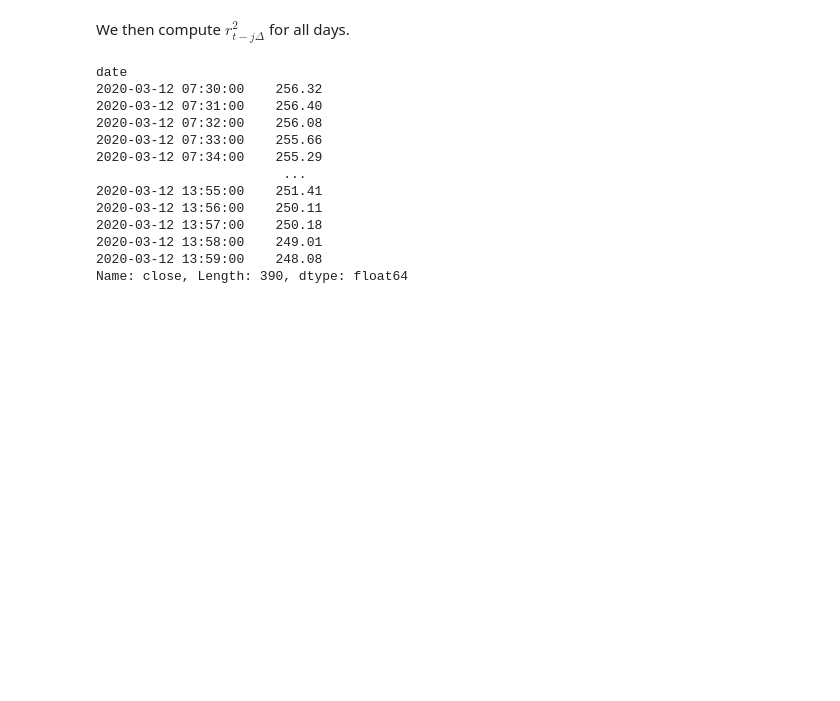
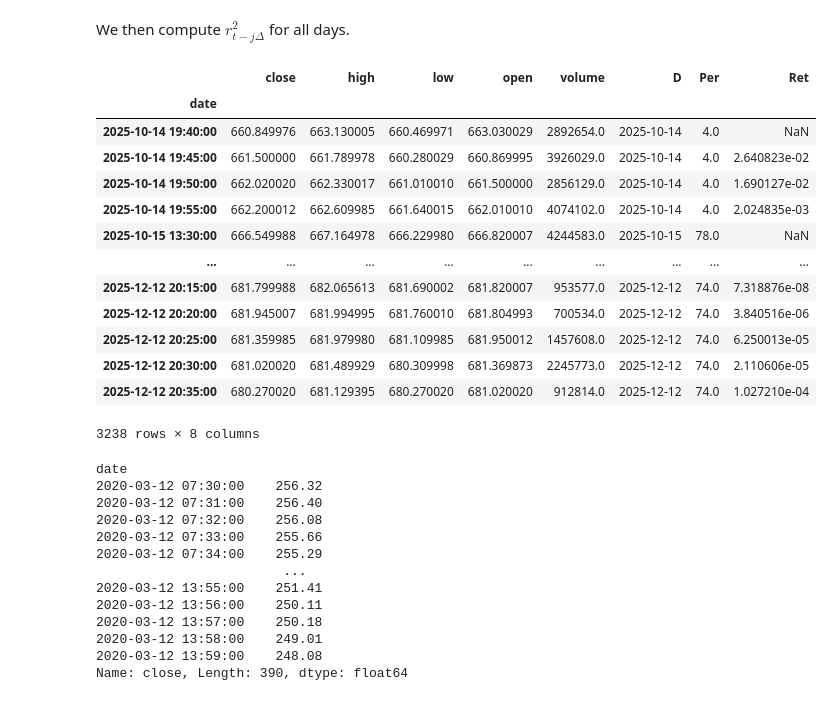
Before and after one commit to hpml-fall2025/hpml-project, a Jupyter notebook: HAR-RV_forecast.ipynb, the cells around one changed output. Saved outputs shown, nothing was run; the diff lists cells and outputs as text; code cells hidden in the pictures; blank space fills up the shorter version.

```diff
--- a/HAR-RV_forecast.ipynb
+++ b/HAR-RV_forecast.ipynb
@@ -180,6 +189,23 @@ rv = alt_df.groupby("D")["Ret"].agg(np.sum).to_frame()
 # Add sqrt to get Realized-Vol
 rv.columns = ["RV_daily"]
 rv["RV_daily"] = np.sqrt(rv["RV_daily"])
+# %%
+df
+# %% [output]
+|  | close | high | low | open | volume | D | Per | Ret |
+| date |  |  |  |  |  |  |  |  |
+| 2025-10-14 19:40:00 | 660.849976 | 663.130005 | 660.469971 | 663.030029 | 2892654.0 | 2025-10-14 | 4.0 | NaN |
+| 2025-10-14 19:45:00 | 661.500000 | 661.789978 | 660.280029 | 660.869995 | 3926029.0 | 2025-10-14 | 4.0 | 2.640823e-02 |
+| 2025-10-14 19:50:00 | 662.020020 | 662.330017 | 661.010010 | 661.500000 | 2856129.0 | 2025-10-14 | 4.0 | 1.690127e-02 |
+| 2025-10-14 19:55:00 | 662.200012 | 662.609985 | 661.640015 | 662.010010 | 4074102.0 | 2025-10-14 | 4.0 | 2.024835e-03 |
+| 2025-10-15 13:30:00 | 666.549988 | 667.164978 | 666.229980 | 666.820007 | 4244583.0 | 2025-10-15 | 78.0 | NaN |
+| ... | ... | ... | ... | ... | ... | ... | ... | ... |
+| 2025-12-12 20:15:00 | 681.799988 | 682.065613 | 681.690002 | 681.820007 | 953577.0 | 2025-12-12 | 74.0 | 7.318876e-08 |
+| 2025-12-12 20:20:00 | 681.945007 | 681.994995 | 681.760010 | 681.804993 | 700534.0 | 2025-12-12 | 74.0 | 3.840516e-06 |
+| 2025-12-12 20:25:00 | 681.359985 | 681.979980 | 681.109985 | 681.950012 | 1457608.0 | 2025-12-12 | 74.0 | 6.250013e-05 |
+| 2025-12-12 20:30:00 | 681.020020 | 681.489929 | 680.309998 | 681.369873 | 2245773.0 | 2025-12-12 | 74.0 | 2.110606e-05 |
+| 2025-12-12 20:35:00 | 680.270020 | 681.129395 | 680.270020 | 681.020020 | 912814.0 | 2025-12-12 | 74.0 | 1.027210e-04 |
+3238 rows × 8 columns
 # %%
 date = str(rv["RV_daily"].idxmax())
 df["close"].loc[date]
```
Also changed, not shown: parts of 4 cells of this notebook, 1 other file.
